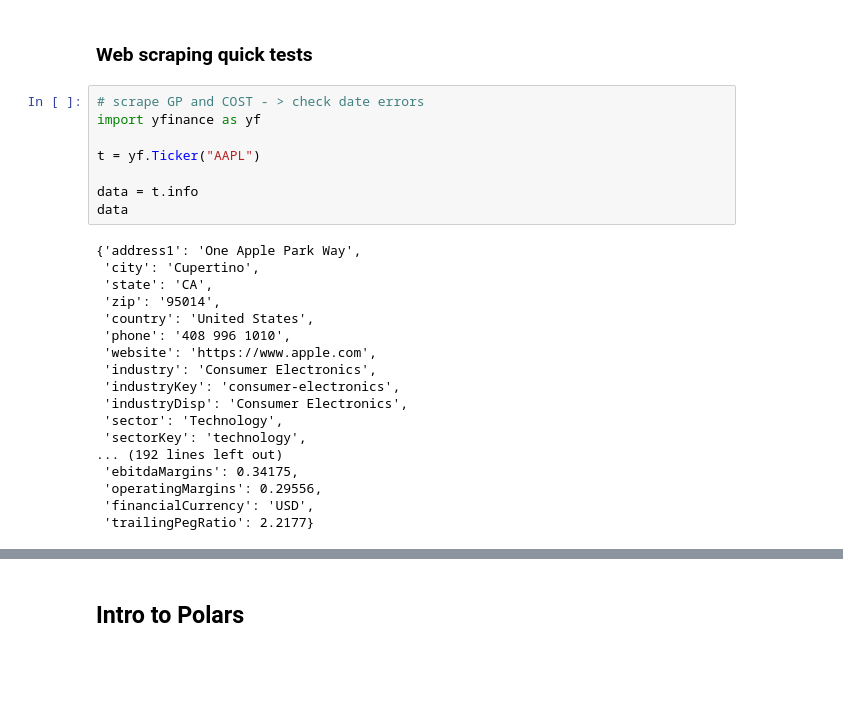
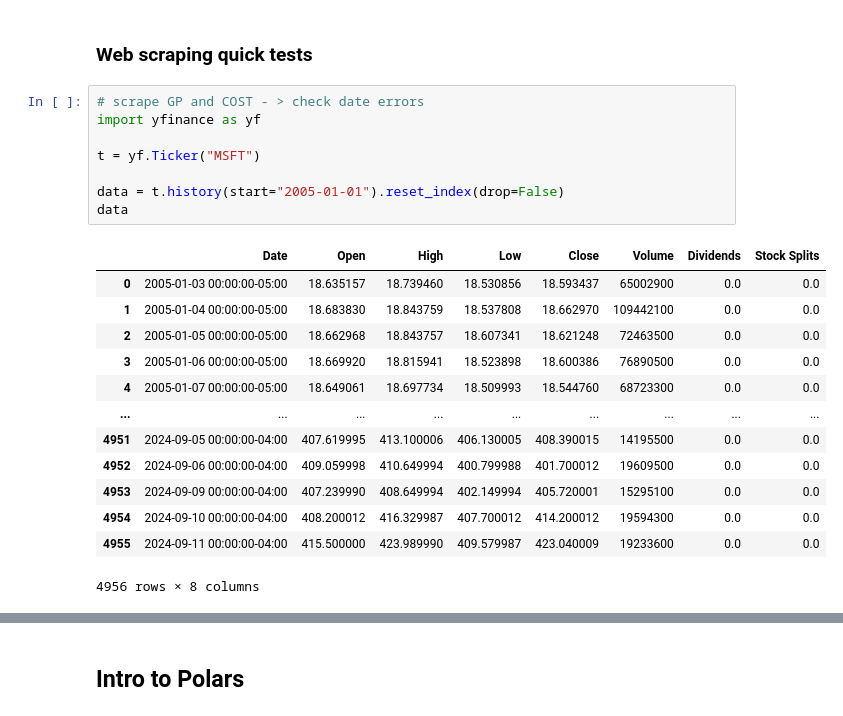
Before and after one commit to francisco3511/stocksense, a Jupyter notebook: notebooks/eda.ipynb, the cells around one changed output, grey strips where cells are left out. Drawn from its saved outputs; the diff is of its cells as text; blank space fills up the shorter version.

```diff
--- a/notebooks/eda.ipynb
+++ b/notebooks/eda.ipynb
@@ -86,27 +87,23 @@ ins_df
 # %%
 # scrape GP and COST - > check date errors
 import yfinance as yf
 
-t = yf.Ticker("AAPL")
+t = yf.Ticker("MSFT")
 
-data = t.info
+data = t.history(start="2005-01-01").reset_index(drop=False)
 data
 # %% [output]
+|  | Date | Open | High | Low | Close | Volume | Dividends | Stock Splits |
+| 0 | 2005-01-03 00:00:00-05:00 | 18.635157 | 18.739460 | 18.530856 | 18.593437 | 65002900 | 0.0 | 0.0 |
+| 1 | 2005-01-04 00:00:00-05:00 | 18.683830 | 18.843759 | 18.537808 | 18.662970 | 109442100 | 0.0 | 0.0 |
+| 2 | 2005-01-05 00:00:00-05:00 | 18.662968 | 18.843757 | 18.607341 | 18.621248 | 72463500 | 0.0 | 0.0 |
+| 3 | 2005-01-06 00:00:00-05:00 | 18.669920 | 18.815941 | 18.523898 | 18.600386 | 76890500 | 0.0 | 0.0 |
+| 4 | 2005-01-07 00:00:00-05:00 | 18.649061 | 18.697734 | 18.509993 | 18.544760 | 68723300 | 0.0 | 0.0 |
+| ... | ... | ... | ... | ... | ... | ... | ... | ... |
+| 4951 | 2024-09-05 00:00:00-04:00 | 407.619995 | 413.100006 | 406.130005 | 408.390015 | 14195500 | 0.0 | 0.0 |
+| 4952 | 2024-09-06 00:00:00-04:00 | 409.059998 | 410.649994 | 400.799988 | 401.700012 | 19609500 | 0.0 | 0.0 |
+| 4953 | 2024-09-09 00:00:00-04:00 | 407.239990 | 408.649994 | 402.149994 | 405.720001 | 15295100 | 0.0 | 0.0 |
+| 4954 | 2024-09-10 00:00:00-04:00 | 408.200012 | 416.329987 | 407.700012 | 414.200012 | 19594300 | 0.0 | 0.0 |
+| 4955 | 2024-09-11 00:00:00-04:00 | 415.500000 | 423.989990 | 409.579987 | 423.040009 | 19233600 | 0.0 | 0.0 |
-{'address1': 'One Apple Park Way',
- 'city': 'Cupertino',
- 'state': 'CA',
- 'zip': '95014',
- 'country': 'United States',
- 'phone': '408 996 1010',
- 'website': 'https://www.apple.com',
- 'industry': 'Consumer Electronics',
- 'industryKey': 'consumer-electronics',
- 'industryDisp': 'Consumer Electronics',
- 'sector': 'Technology',
- 'sectorKey': 'technology',
-... (192 lines left out)
- 'ebitdaMargins': 0.34175,
- 'operatingMargins': 0.29556,
- 'financialCurrency': 'USD',
- 'trailingPegRatio': 2.2177}
+4956 rows × 8 columns
 # %%
```
Also changed, not shown: parts of 3 cells of this notebook, 8 other files.
